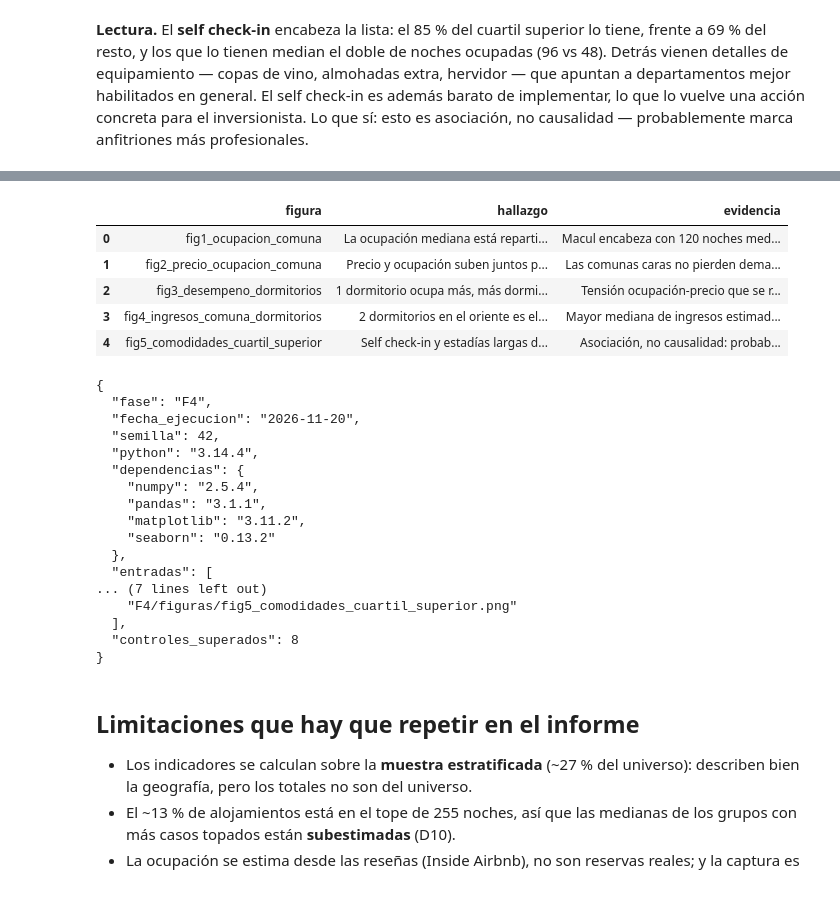
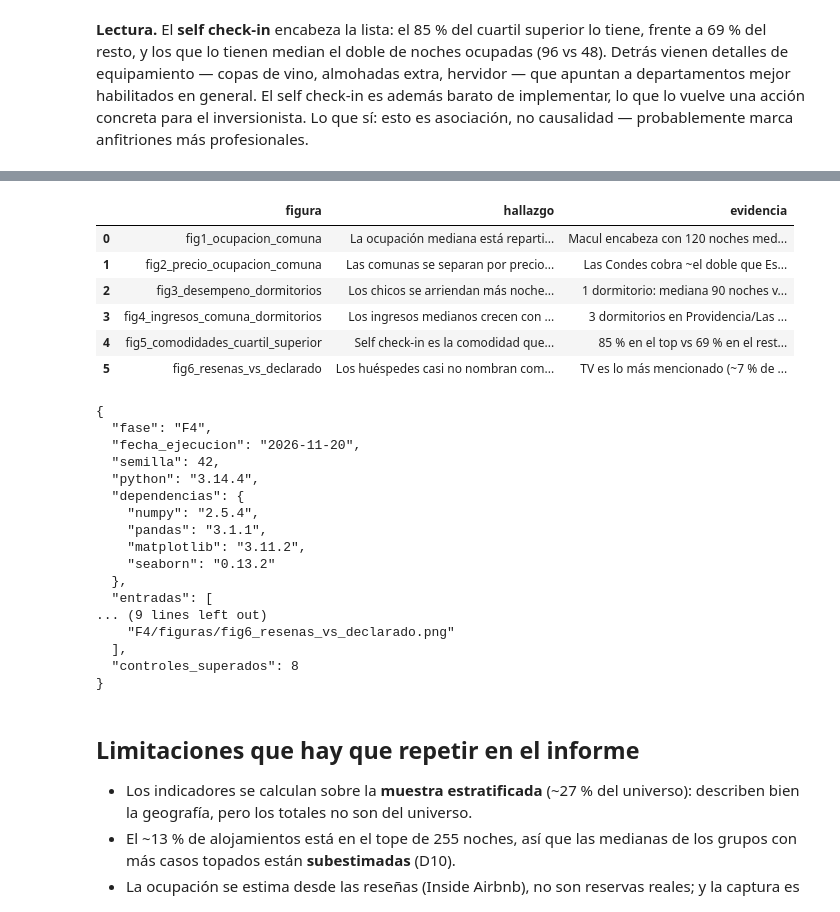
Before and after one commit to RedWolfo10/proyecto-grupo4-mcdi500, a Jupyter notebook: F4/S3_F4_Visualizacion_Comunicacion.ipynb, the cells around one changed output, grey strips where cells are left out. Saved outputs shown, nothing was run; the diff lists cells and outputs as text; code cells hidden in the pictures.

Commit message:
feat: resenas detalladas para idioma (D6) y menciones de amenidades (D11)

```diff
--- a/F4/S3_F4_Visualizacion_Comunicacion.ipynb
+++ b/F4/S3_F4_Visualizacion_Comunicacion.ipynb
@@ -476,25 +575,28 @@ Guardada: F4/figuras/fig5_comodidades_cuartil_superior.png
 # %%
 hallazgos = pd.DataFrame([
     ("fig1_ocupacion_comuna", "La ocupación mediana está repartida parejo entre comunas",
      "Macul encabeza con 120 noches medianas (n=37); Providencia combina 96 noches con mucha oferta"),
-    ("fig2_precio_ocupacion_comuna", "Precio y ocupación suben juntos por comuna",
-     "Las comunas caras no pierden demanda: correlación positiva entre mediana de precio y de ocupación"),
-    ("fig3_desempeno_dormitorios", "1 dormitorio ocupa más, más dormitorios cobran más",
-     "Tensión ocupación-precio que se resuelve mirando ingresos estimados"),
-    ("fig4_ingresos_comuna_dormitorios", "2 dormitorios en el oriente es el punto dulce",
-     "Mayor mediana de ingresos estimados en Las Condes y Providencia con 2 dormitorios"),
-    ("fig5_comodidades_cuartil_superior", "Self check-in y estadías largas distinguen al cuartil superior",
-     "Asociación, no causalidad: probablemente marcan anfitriones profesionales"),
+    ("fig2_precio_ocupacion_comuna", "Las comunas se separan por precio, no por ocupación",
+     "Las Condes cobra ~el doble que Estación Central con ocupaciones medianas similares"),
+    ("fig3_desempeno_dormitorios", "Los chicos se arriendan más noches; los grandes cobran más",
+     "1 dormitorio: mediana 90 noches vs 31 en 4+; el precio mediano sube de 51 mil a 315 mil CLP"),
+    ("fig4_ingresos_comuna_dormitorios", "Los ingresos medianos crecen con los dormitorios en el oriente",
+     "3 dormitorios en Providencia/Las Condes supera 13 M CLP medianos; 2 dormitorios tiene más n y sigue alto"),
+    ("fig5_comodidades_cuartil_superior", "Self check-in es la comodidad que más distingue al cuartil superior",
+     "85 % en el top vs 69 % en el resto; mediana 96 vs 48 noches. Asociación, no causalidad"),
+    ("fig6_resenas_vs_declarado", "Los huéspedes casi no nombran comodidades en sus reseñas",
+     "TV es lo más mencionado (~7 % de reseñas); self check-in ~0,1 %. Inglés ~9 % global, >15 % en Recoleta y Lo Barnechea"),
 ], columns=["figura", "hallazgo", "evidencia"])
 hallazgos.to_csv(DIR_DOCS / "hallazgos_f4.csv", index=False)
 hallazgos
 # %% [output]
 |  | figura | hallazgo | evidencia |
 | 0 | fig1_ocupacion_comuna | La ocupación mediana está reparti... | Macul encabeza con 120 noches med... |
-| 1 | fig2_precio_ocupacion_comuna | Precio y ocupación suben juntos p... | Las comunas caras no pierden dema... |
-| 2 | fig3_desempeno_dormitorios | 1 dormitorio ocupa más, más dormi... | Tensión ocupación-precio que se r... |
-| 3 | fig4_ingresos_comuna_dormitorios | 2 dormitorios en el oriente es el... | Mayor mediana de ingresos estimad... |
-| 4 | fig5_comodidades_cuartil_superior | Self check-in y estadías largas d... | Asociación, no causalidad: probab... |
+| 1 | fig2_precio_ocupacion_comuna | Las comunas se separan por precio... | Las Condes cobra ~el doble que Es... |
+| 2 | fig3_desempeno_dormitorios | Los chicos se arriendan más noche... | 1 dormitorio: mediana 90 noches v... |
+| 3 | fig4_ingresos_comuna_dormitorios | Los ingresos medianos crecen con ... | 3 dormitorios en Providencia/Las ... |
+| 4 | fig5_comodidades_cuartil_superior | Self check-in es la comodidad que... | 85 % en el top vs 69 % en el rest... |
+| 5 | fig6_resenas_vs_declarado | Los huéspedes casi no nombran com... | TV es lo más mencionado (~7 % de ... |
 # %%
 metadatos = {
     "fase": "F4",
@@ -503,7 +605,7 @@ metadatos = {
     "python": sys.version.split()[0],
     "dependencias": {"numpy": np.__version__, "pandas": pd.__version__,
                      "matplotlib": matplotlib.__version__, "seaborn": sns.__version__},
-    "entradas": ["data/processed/listings_procesado.csv"],
+    "entradas": ["data/processed/listings_procesado.csv", "data/processed/resenas_por_listing.csv"],
     "figuras": [str(Path(r).relative_to(RAIZ)) for r in rutas.values()],
     "controles_superados": len(controles),
 }
@@ -523,8 +625,8 @@ print(json.dumps(metadatos, ensure_ascii=False, indent=2))
     "seaborn": "0.13.2"
   },
   "entradas": [
-... (7 lines left out)
-    "F4/figuras/fig5_comodidades_cuartil_superior.png"
+... (9 lines left out)
+    "F4/figuras/fig6_resenas_vs_declarado.png"
   ],
   "controles_superados": 8
 }
```
Also changed, not shown: parts of 6 cells of this notebook, 9 other files.
